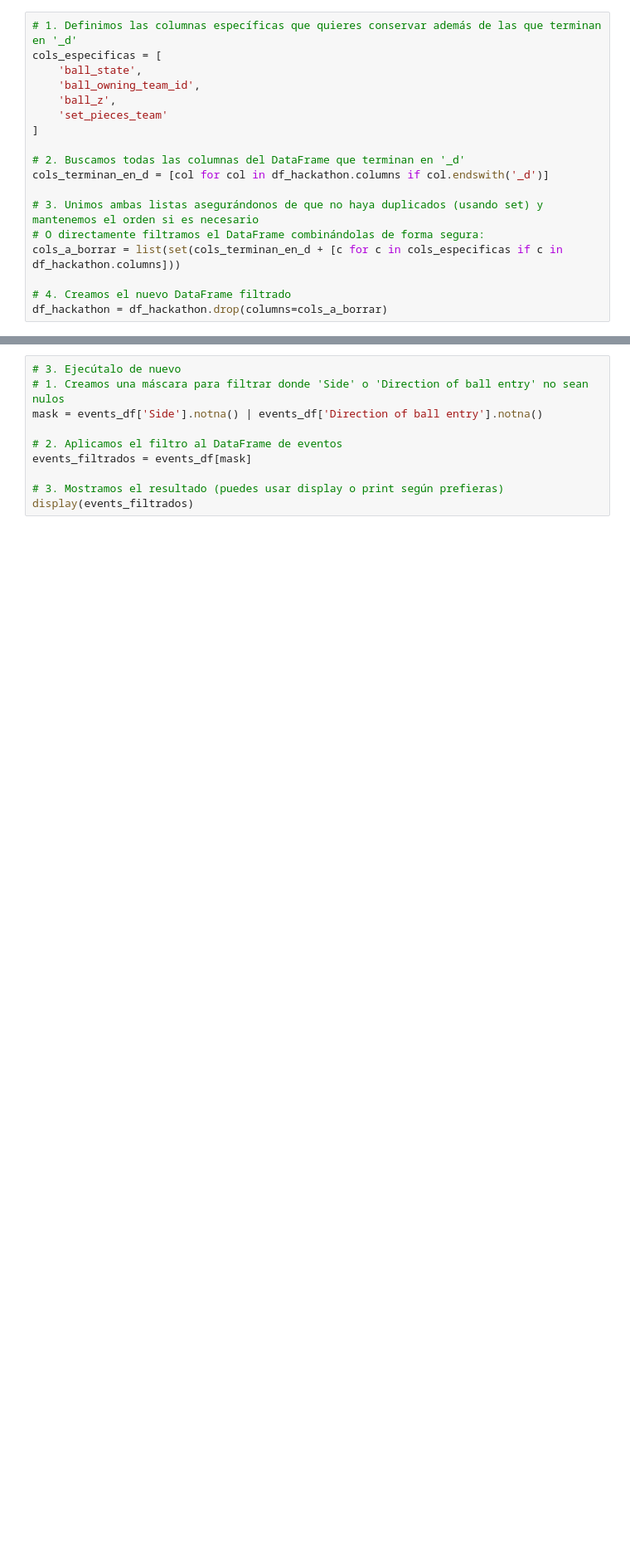
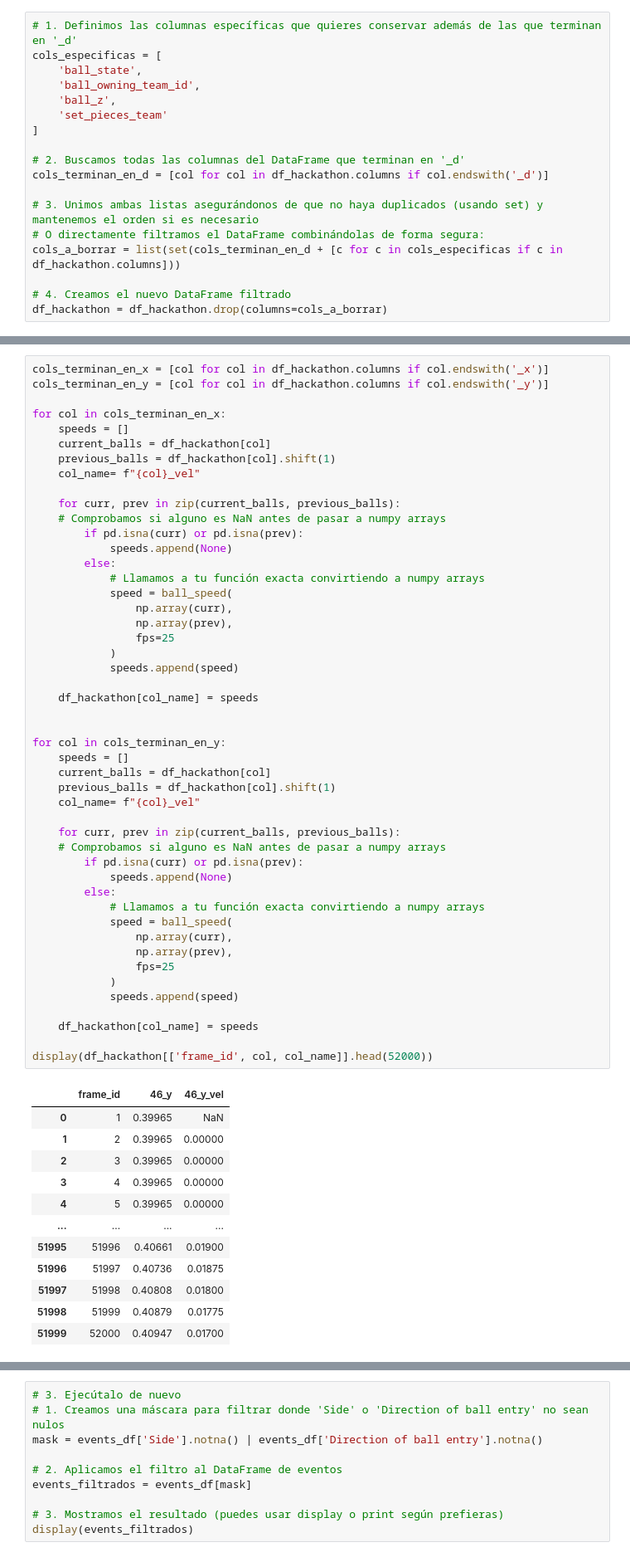
Before and after one commit to nerirulu/more-than-a-hack-2027, a Jupyter notebook: code/3. Preparing Data.ipynb, the cells around one changed output, grey strips where cells are left out. Shown at 83% size. Cells and saved outputs as stored; diff of their text form; blank space fills up the shorter version.

```diff
--- a/code/3. Preparing Data.ipynb
+++ b/code/3. Preparing Data.ipynb
@@ -173,0 +192,61 @@ df_hackathon = df_hackathon.drop(columns=cols_a_borrar)
+# %%
+cols_terminan_en_x = [col for col in df_hackathon.columns if col.endswith('_x')]
+cols_terminan_en_y = [col for col in df_hackathon.columns if col.endswith('_y')]
+
+for col in cols_terminan_en_x:
+    speeds = []
+    current_balls = df_hackathon[col]
+    previous_balls = df_hackathon[col].shift(1)
+    col_name= f"{col}_vel"
+
+    for curr, prev in zip(current_balls, previous_balls):
+    # Comprobamos si alguno es NaN antes de pasar a numpy arrays
+        if pd.isna(curr) or pd.isna(prev):
+            speeds.append(None)
+        else:
+            # Llamamos a tu función exacta convirtiendo a numpy arrays
+            speed = ball_speed(
+                np.array(curr),
+                np.array(prev),
+                fps=25
+            )
+            speeds.append(speed)
+
+    df_hackathon[col_name] = speeds
+
+
+for col in cols_terminan_en_y:
+    speeds = []
+    current_balls = df_hackathon[col]
+    previous_balls = df_hackathon[col].shift(1)
+    col_name= f"{col}_vel"
+
+    for curr, prev in zip(current_balls, previous_balls):
+    # Comprobamos si alguno es NaN antes de pasar a numpy arrays
+        if pd.isna(curr) or pd.isna(prev):
+            speeds.append(None)
+        else:
+            # Llamamos a tu función exacta convirtiendo a numpy arrays
+            speed = ball_speed(
+                np.array(curr),
+                np.array(prev),
+                fps=25
+            )
+            speeds.append(speed)
+
+    df_hackathon[col_name] = speeds
+
+display(df_hackathon[['frame_id', col, col_name]].head(52000))
+# %% [output]
+|  | frame_id | 46_y | 46_y_vel |
+| 0 | 1 | 0.39965 | NaN |
+| 1 | 2 | 0.39965 | 0.00000 |
+| 2 | 3 | 0.39965 | 0.00000 |
+| 3 | 4 | 0.39965 | 0.00000 |
+| 4 | 5 | 0.39965 | 0.00000 |
+| ... | ... | ... | ... |
+| 51995 | 51996 | 0.40661 | 0.01900 |
+| 51996 | 51997 | 0.40736 | 0.01875 |
+| 51997 | 51998 | 0.40808 | 0.01800 |
+| 51998 | 51999 | 0.40879 | 0.01775 |
+| 51999 | 52000 | 0.40947 | 0.01700 |
```
Also changed, not shown: parts of 6 cells of this notebook.
